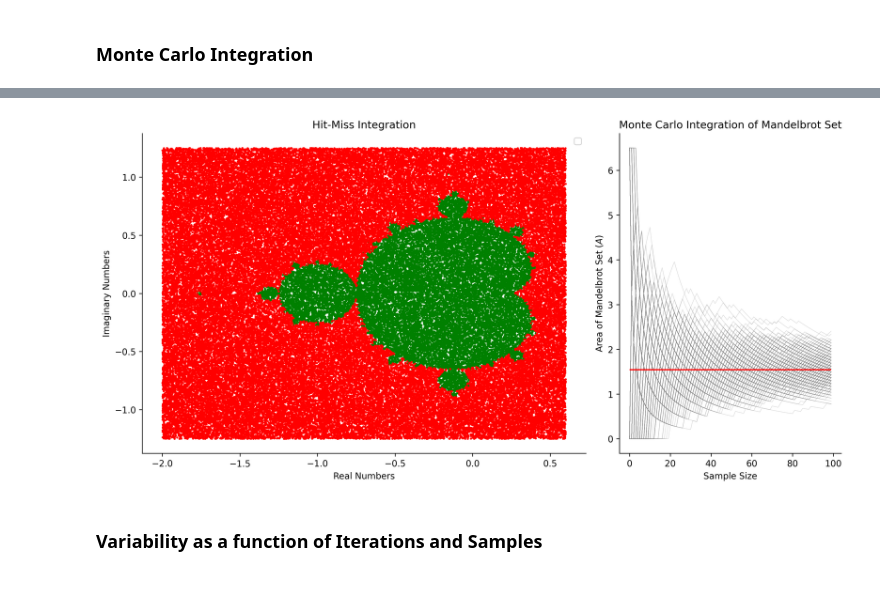
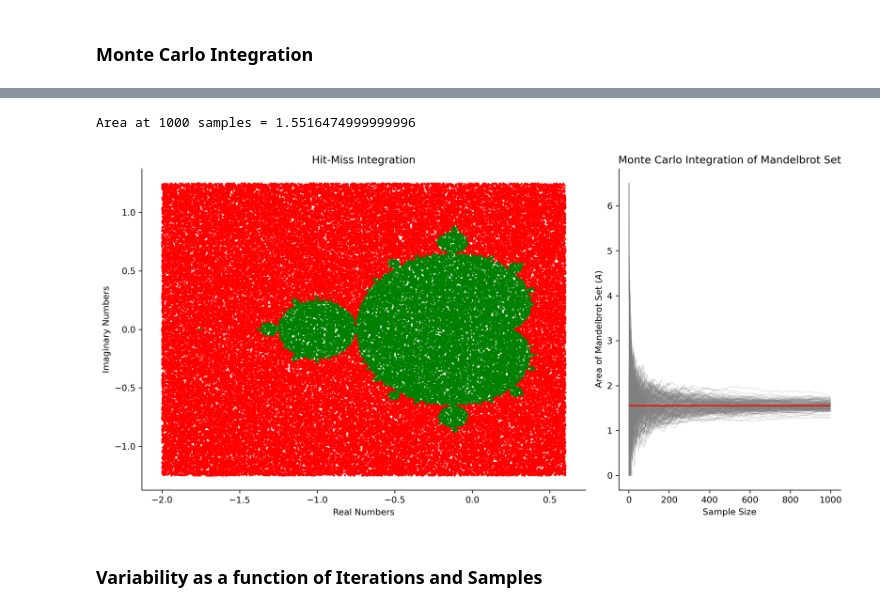
Before and after one commit to NaniHazbolatow/5284STSI6Y, a Jupyter notebook: Assignment 1/Assignment1.ipynb, the cells around one changed output, grey strips where cells are left out. Cells and saved outputs as stored; diff of their text form; code cells hidden in the pictures.

Commit message:
Plot toegevoegd aan assignment 1 file

```diff
--- a/Assignment 1/Assignment1.ipynb
+++ b/Assignment 1/Assignment1.ipynb
@@ -64,11 +91,13 @@ x1, y1 = zip(*[ [x, y] for x, y in sample[sample[:, 2] == 0, :2] ])
 # %%
-num_samples = 100
-num_iter = 500
+num_samples = 1000
+num_iter = 200
 area_mc,_ = monte_carlo(num_iter, num_samples, 100, re_min=-2, re_max=0.6, im_min=-1.25, im_max=1.25)
 duration = range(num_samples)
+# %%
+print(f'Area at {num_samples} samples = {np.mean(area_mc[:,num_samples-1])}')
+# %% [output]
+Area at 1000 samples = 1.5516474999999996
 # %%
-from matplotlib.gridspec import GridSpec
-
 # Create a figure and use GridSpec to control the plot size ratios
 fig = plt.figure(figsize=(12, 6), dpi=300)
 gs = GridSpec(1, 2, width_ratios=[2, 1], figure=fig)  # Set width ratio to make second plot smaller
@@ -80,36 +109,34 @@ ax1 = fig.add_subplot(gs[0])
 ax1.scatter(x = x0, y= y0, color = 'green', s=2)
 ax1.scatter(x = x1, y= y1, color = 'red', s=2)
 
 ax1.set_title('Hit-Miss Integration', fontsize=12)
 ax1.set_xlabel('Real Numbers')
 ax1.set_ylabel('Imaginary Numbers')
-ax1.legend()
-
 
 ax2 = fig.add_subplot(gs[1])
 for i in range(num_iter):
     ax2.plot(duration, area_mc[i], alpha=0.3, color = 'grey', lw =0.5)
 #ax2.clabel(contours, inline=True, fontsize=8)
 ax2.hlines(np.mean(area_mc[:,num_samples-1]), xmin=0, xmax=num_samples-1, color = 'red')
 
 ax2.set_ylabel("Area of Mandelbrot Set ($A$)")
 ax2.set_xlabel("Sample Size")
 ax2.set_title("Monte Carlo Integration of Mandelbrot Set")
 
 
 # Remove unnecessary spines from both subplots
 for ax in [ax1, ax2]:
     ax.spines['top'].set_visible(False)
     ax.spines['right'].set_visible(False)
 
 # Adjust layout for better spacing
 plt.tight_layout()
 
 # Save the figure with high resolution (300 DPI)
 plt.savefig('combined_plot_with_labels.png', dpi=300)
 plt.show()
 # %% [output]
-[figure, old version]
+[figure, new version]
 # %% [markdown]
 ### Variability as a function of Iterations and Samples
 # %%
```
Also changed, not shown: parts of 5 cells of this notebook, 1 other file.
